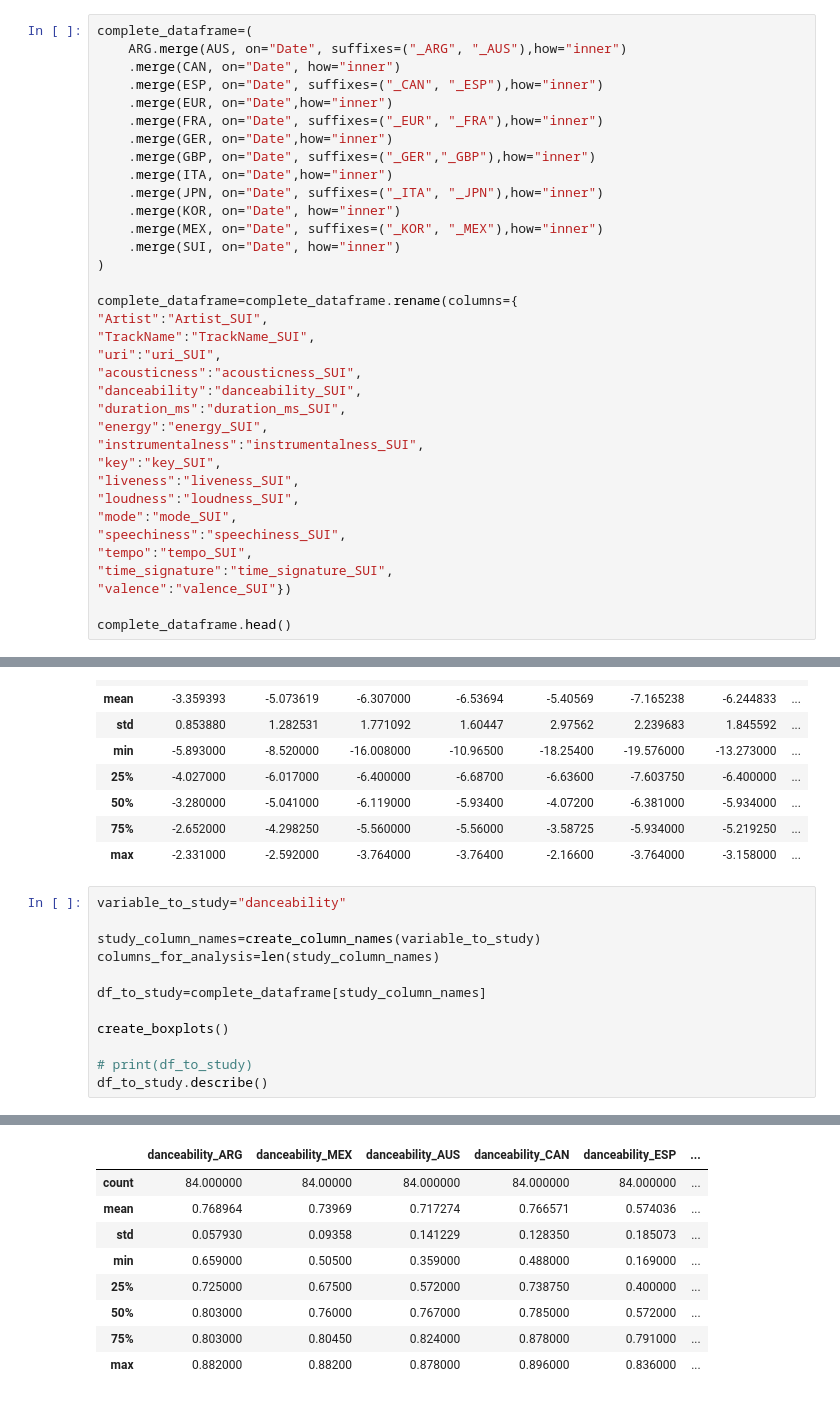
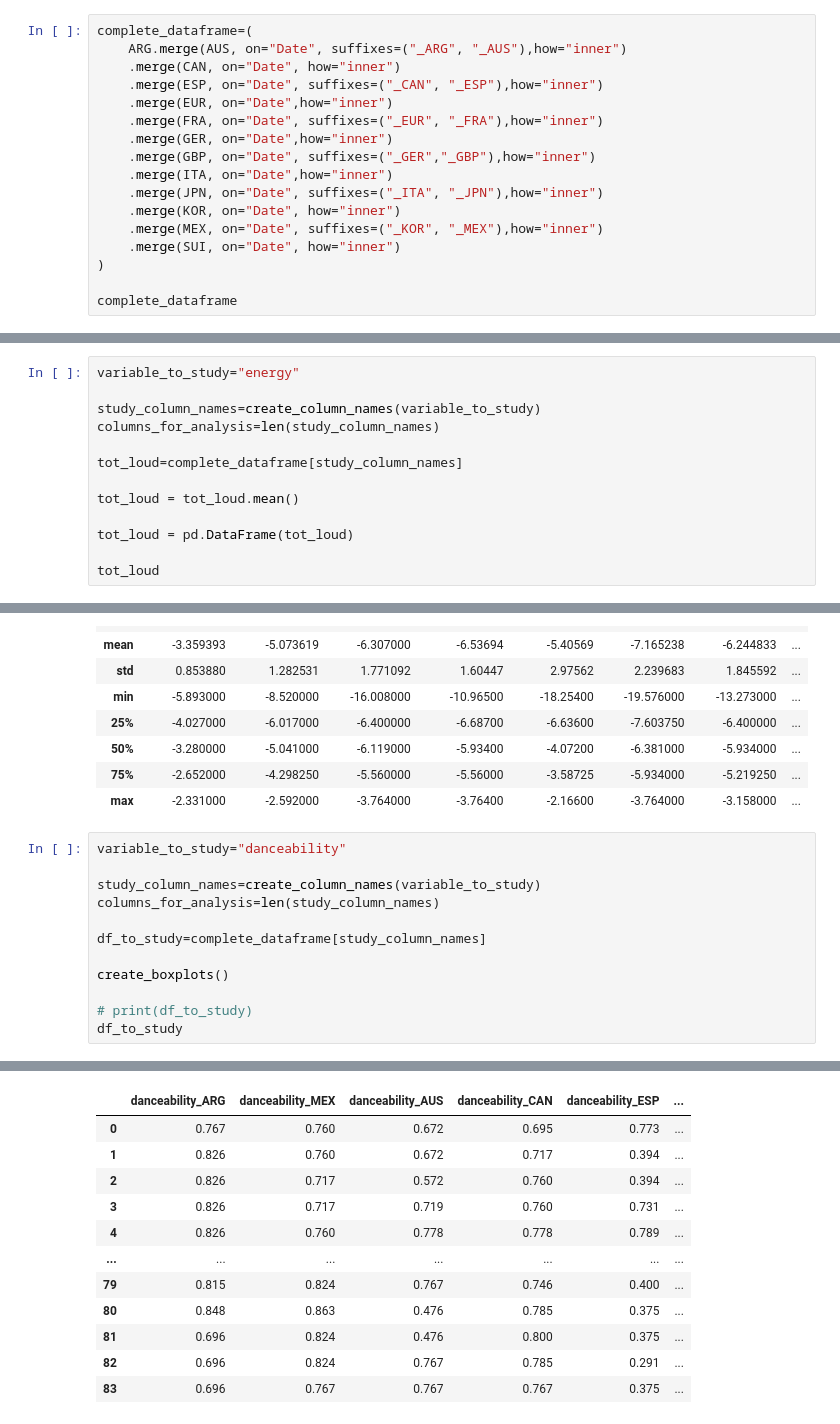
Before and after one commit to DataBerenicenz/Epsilon_Team, a Jupyter notebook: +Jesus/Spotify.ipynb, the cells around one changed output, grey strips where cells are left out. Cells and saved outputs as stored; diff of their text form.

Commit message:
added the merged dataframe for selected criteria to comparte Musical production vs. Musical consumption

```diff
--- a/+Jesus/Spotify.ipynb
+++ b/+Jesus/Spotify.ipynb
@@ -53,24 +65,6 @@ complete_dataframe=(
     .merge(SUI, on="Date", how="inner")
 )
 
-complete_dataframe=complete_dataframe.rename(columns={
-"Artist":"Artist_SUI",
-"TrackName":"TrackName_SUI",
-"uri":"uri_SUI",
-"acousticness":"acousticness_SUI",
-"danceability":"danceability_SUI",
-"duration_ms":"duration_ms_SUI",
-"energy":"energy_SUI",
-"instrumentalness":"instrumentalness_SUI",
-"key":"key_SUI",
-"liveness":"liveness_SUI",
-"loudness":"loudness_SUI",
-"mode":"mode_SUI",
-"speechiness":"speechiness_SUI",
-"tempo":"tempo_SUI",
-"time_signature":"time_signature_SUI",
-"valence":"valence_SUI"})
-
-complete_dataframe.head()
+complete_dataframe
 # %% [output]
 |  | Date | Artist_ARG | TrackName_ARG | uri_ARG | acousticness_ARG | danceability_ARG | duration_ms_ARG | ... |
@@ -82,0 +129,13 @@ complete_dataframe.head()
+# %%
+variable_to_study="energy"
+
+study_column_names=create_column_names(variable_to_study)
+columns_for_analysis=len(study_column_names)
+
+tot_loud=complete_dataframe[study_column_names]
+
+tot_loud = tot_loud.mean()
+
+tot_loud = pd.DataFrame(tot_loud)
+
+tot_loud
@@ -189,23 +288,26 @@ df_to_study.describe()
 # %%
 variable_to_study="danceability"
 
 study_column_names=create_column_names(variable_to_study)
 columns_for_analysis=len(study_column_names)
 
 df_to_study=complete_dataframe[study_column_names]
 
 create_boxplots()
 
 # print(df_to_study)
-df_to_study.describe()
+df_to_study
 # %% [output]
 [figure]
 |  | danceability_ARG | danceability_MEX | danceability_AUS | danceability_CAN | danceability_ESP | ... |
-| count | 84.000000 | 84.00000 | 84.000000 | 84.000000 | 84.000000 | ... |
-| mean | 0.768964 | 0.73969 | 0.717274 | 0.766571 | 0.574036 | ... |
-| std | 0.057930 | 0.09358 | 0.141229 | 0.128350 | 0.185073 | ... |
-| min | 0.659000 | 0.50500 | 0.359000 | 0.488000 | 0.169000 | ... |
-| 25% | 0.725000 | 0.67500 | 0.572000 | 0.738750 | 0.400000 | ... |
-| 50% | 0.803000 | 0.76000 | 0.767000 | 0.785000 | 0.572000 | ... |
-| 75% | 0.803000 | 0.80450 | 0.824000 | 0.878000 | 0.791000 | ... |
-| max | 0.882000 | 0.88200 | 0.878000 | 0.896000 | 0.836000 | ... |
+| 0 | 0.767 | 0.760 | 0.672 | 0.695 | 0.773 | ... |
+| 1 | 0.826 | 0.760 | 0.672 | 0.717 | 0.394 | ... |
+| 2 | 0.826 | 0.717 | 0.572 | 0.760 | 0.394 | ... |
+| 3 | 0.826 | 0.717 | 0.719 | 0.760 | 0.731 | ... |
+| 4 | 0.826 | 0.760 | 0.778 | 0.778 | 0.789 | ... |
+| ... | ... | ... | ... | ... | ... | ... |
+| 79 | 0.815 | 0.824 | 0.767 | 0.746 | 0.400 | ... |
+| 80 | 0.848 | 0.863 | 0.476 | 0.785 | 0.375 | ... |
+| 81 | 0.696 | 0.824 | 0.476 | 0.800 | 0.375 | ... |
+| 82 | 0.696 | 0.824 | 0.767 | 0.785 | 0.291 | ... |
+| 83 | 0.696 | 0.767 | 0.767 | 0.767 | 0.375 | ... |
```
Also changed, not shown: parts of 12 cells of this notebook, 4 other files.
